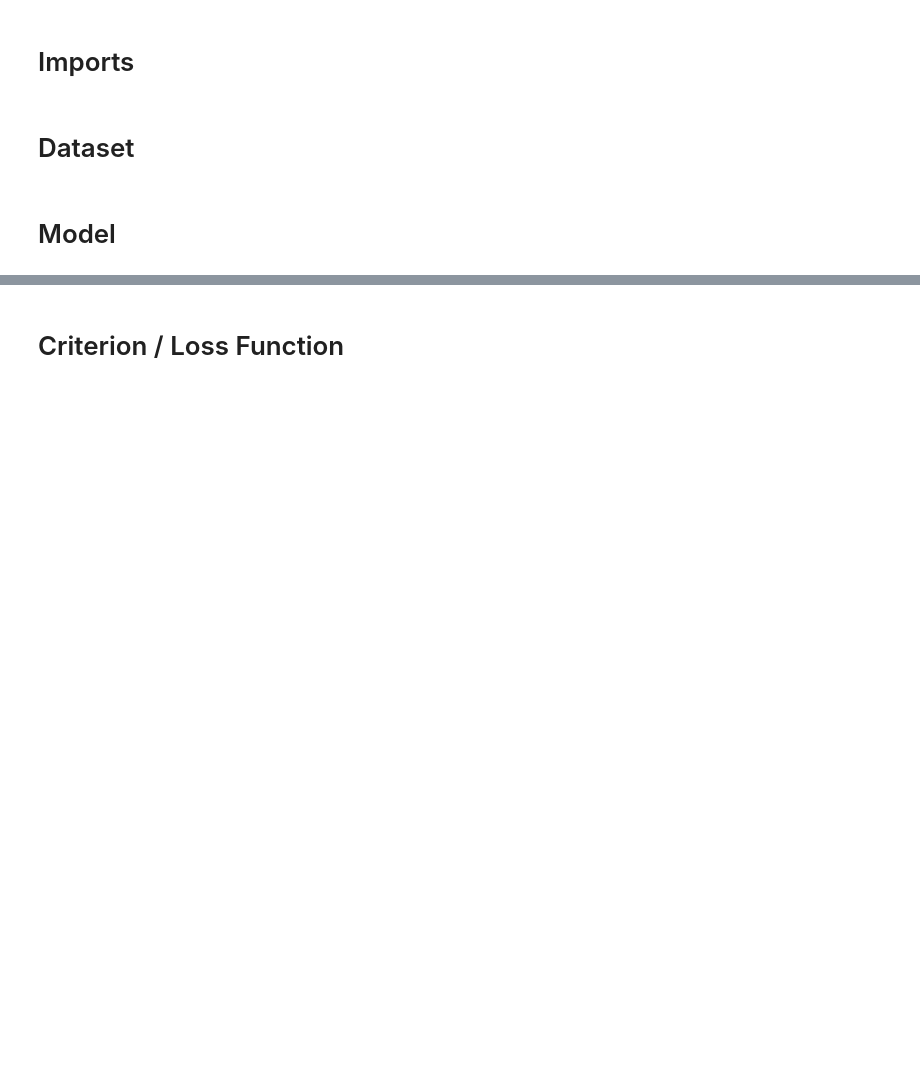
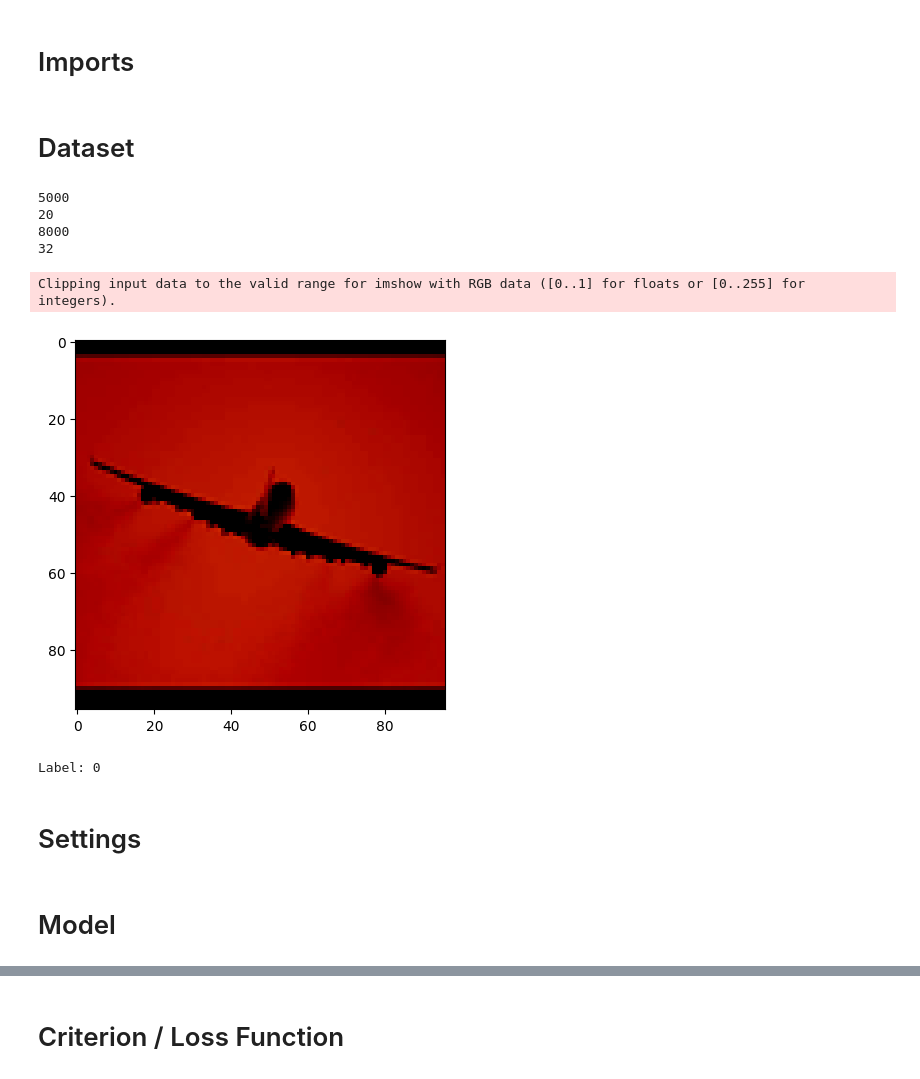
Before and after one commit to jawardell/dcgan-project, a Jupyter notebook: SupervisedBaseline.ipynb, the cells around one changed output, grey strips where cells are left out. Drawn from its saved outputs; the diff is of its cells as text; code cells hidden in the pictures; blank space fills up the shorter version.

```diff
--- a/SupervisedBaseline.ipynb
+++ b/SupervisedBaseline.ipynb
@@ -14,29 +14,45 @@ import wandb
 # %% [markdown]
 # Dataset
 # %%
-batch_size = 200
-
-# Define the new image size
-new_image_size = (64, 64)
+batch_size = 256
+image_size = 96
 
 # Create a new transformation that resizes the images
-resize_transform = transforms.Compose([
-    transforms.ToPILImage(),  # Convert to a PIL image
-    transforms.Resize(new_image_size),  # Resize the image to the new size
-    transforms.ToTensor(),  # Convert back to a tensor
-    transforms.Normalize((0.5, 0.5, 0.5), (0.5, 0.5, 0.5))  # Normalize the image
+transform=transforms.Compose([
+                               transforms.Resize(image_size),
+                               transforms.CenterCrop(image_size),
+                               transforms.ToTensor(),
+                               transforms.Normalize((0.5, 0.5, 0.5), (0.5, 0.5, 0.5)),
 ])
 
-transform = transforms.Compose([
-    transforms.ToTensor(),
-    transforms.Normalize((0.5, 0.5, 0.5), (0.5, 0.5, 0.5))
-])
 
 # Load STL-10 dataset
 train_dataset = STL10(root='./data', split='train', transform=transform, download=False)
 train_loader = DataLoader(train_dataset, batch_size=batch_size, shuffle=True)
+print(len(train_dataset))
+print(len(train_loader))
 
 test_dataset = STL10(root='./data', split='test', transform=transform, download=False)
 test_loader = DataLoader(test_dataset, batch_size=batch_size, shuffle=True)
+print(len(test_dataset))
+print(len(test_loader))
+# %% [output]
+5000
+20
+8000
+32
+# %%
+train_features, train_labels = next(iter(train_loader))
+
+img = train_features[0].squeeze()
+label = train_labels[0]
+img = np.transpose(img, (1, 2, 0))
+plt.imshow(img)
+plt.show()
+print(f"Label: {label}")
+# %% [output]
+Clipping input data to the valid range for imshow with RGB data ([0..1] for floats or [0..255] for integers).
+[figure, added]
+Label: 0
 # %% [markdown]
-# Model
+# Settings
@@ -118,0 +84,2 @@ netD = Discriminator(ngpu=0, dim_z=64, num_classes=10)
+# %% [markdown]
+# Model
```
Also changed, not shown: parts of 7 cells of this notebook, 3 other files.
